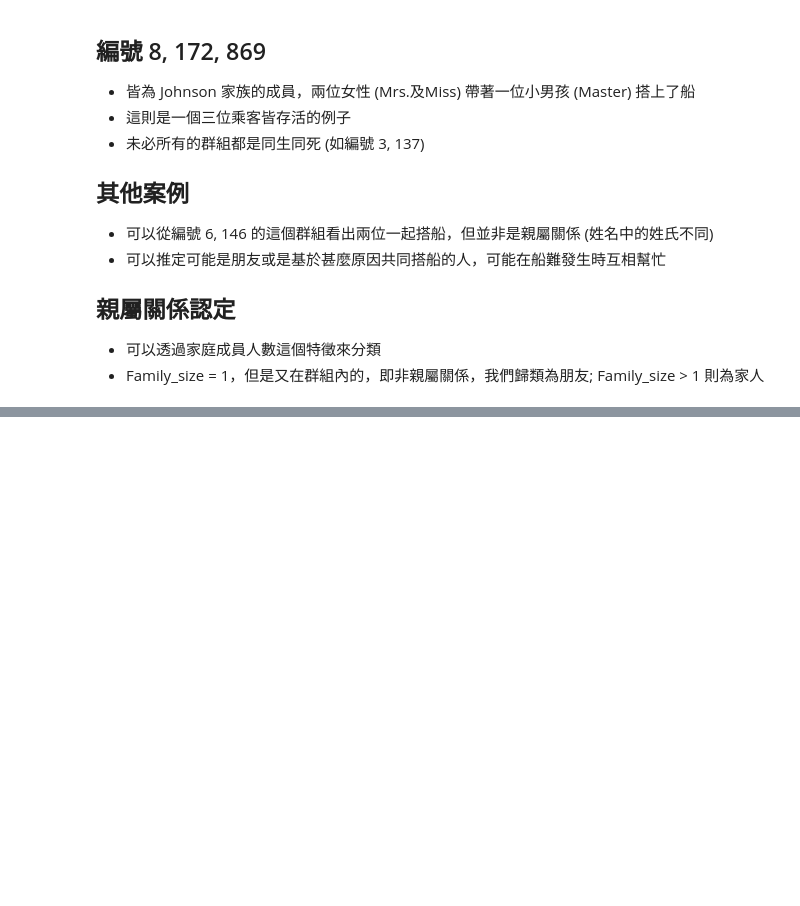
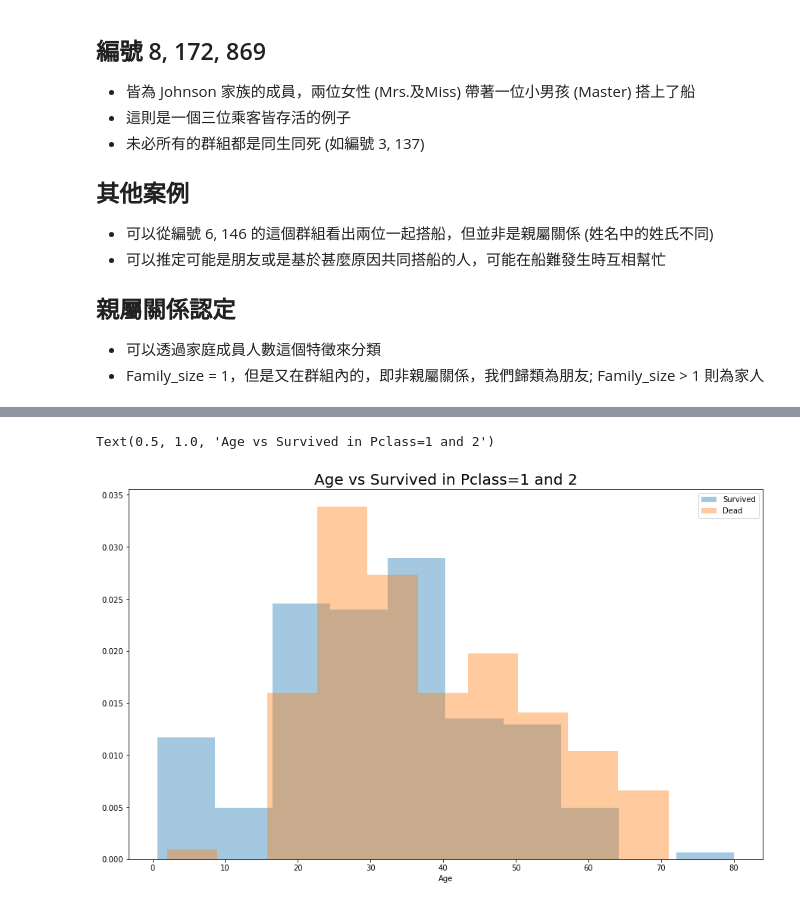
Before and after one commit to myps6415/Data-Analysis-Project, a Jupyter notebook: Kaggle/Titanic/Titanic.ipynb, the cells around one changed output, grey strips where cells are left out. Drawn from its saved outputs; the diff is of its cells as text; code cells hidden in the pictures; blank space fills up the shorter version.

```diff
--- a/Kaggle/Titanic/Titanic.ipynb
+++ b/Kaggle/Titanic/Titanic.ipynb
@@ -387,0 +557,14 @@ friend_df = deplicate_ticket.loc[(deplicate_ticket.Family_size == 1) & (deplicat
+# %%
+# Masks
+Mask_Has_Age_P12_Survived = ((data_df.Has_Age == 1) & (data_df.Pclass != 3) & (data_df.Survived == 1))
+Mask_Has_Age_P12_Dead = ((data_df.Has_Age == 1) & (data_df.Pclass != 3) & (data_df.Survived == 0))
+
+# Plot
+fig, ax = plt.subplots(figsize = (15, 9))
+ax = sns.distplot(data_df.loc[Mask_Has_Age_P12_Survived, 'Age'], kde=False, bins=10, norm_hist=True, label='Survived')
+ax = sns.distplot(data_df.loc[Mask_Has_Age_P12_Dead, 'Age'], kde=False, bins=10, norm_hist=True, label='Dead')
+ax.legend()
+ax.set_title('Age vs Survived in Pclass=1 and 2', fontsize=20)
+# %% [output]
+Text(0.5, 1.0, 'Age vs Survived in Pclass=1 and 2')
+[figure, added]
```
Also changed, not shown: parts of 28 cells of this notebook, 6 other files.
